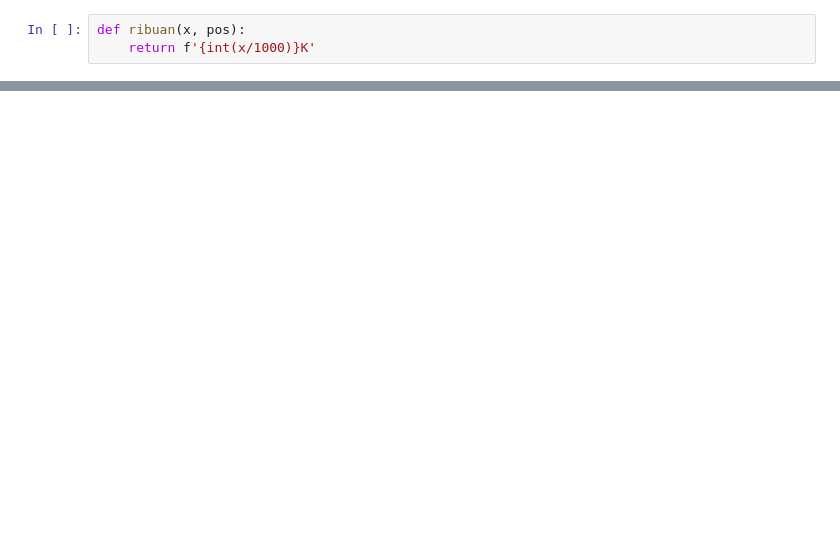
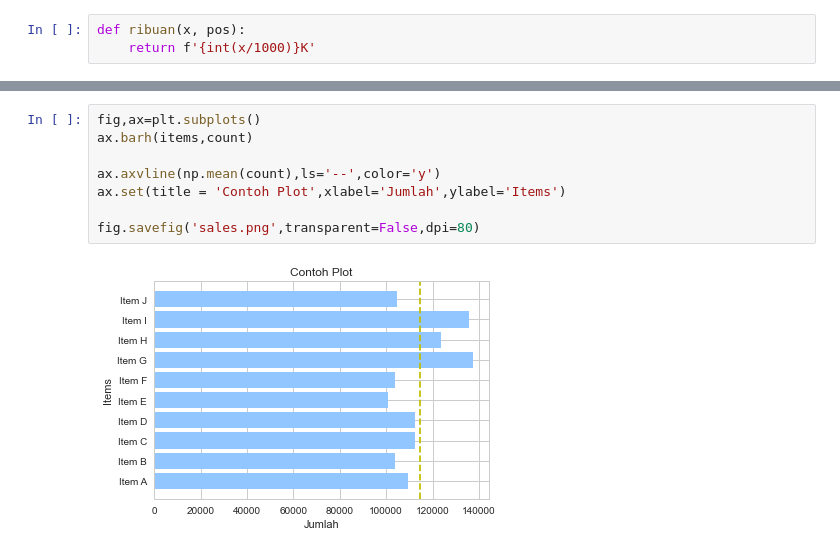
Before and after one commit to Ruslanahmadjayadi/Matplotlib, a Jupyter notebook: Plot_Lifecycle.ipynb, the cells around one changed output, grey strips where cells are left out. Cells and saved outputs as stored; diff of their text form; blank space fills up the shorter version.

```diff
--- a/Plot_Lifecycle.ipynb
+++ b/Plot_Lifecycle.ipynb
@@ -91,0 +217,10 @@ plt.show()
+# %%
+fig,ax=plt.subplots()
+ax.barh(items,count)
+
+ax.axvline(np.mean(count),ls='--',color='y')
+ax.set(title = 'Contoh Plot',xlabel='Jumlah',ylabel='Items')
+
+fig.savefig('sales.png',transparent=False,dpi=80)
+# %% [output]
+[figure, added]
```
Also changed, not shown: parts of 27 cells of this notebook.
